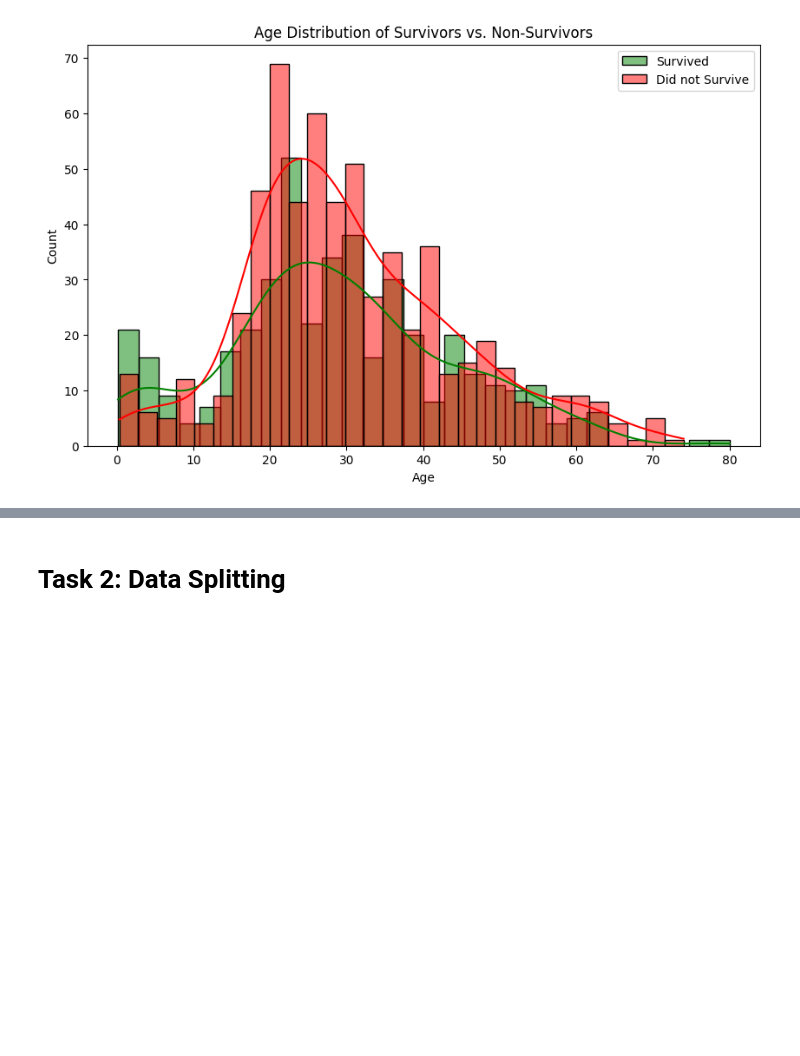
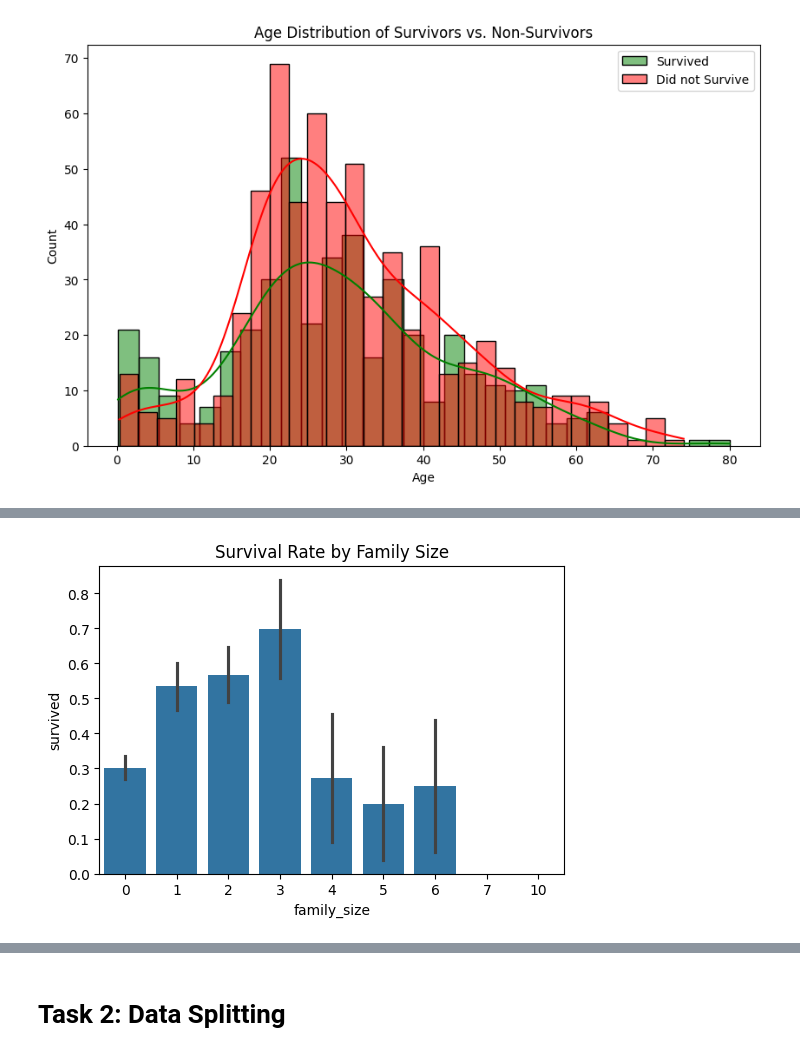
Before and after one commit to hibbakamas/ML-fundamentals-2025, a Jupyter notebook: assignment_1_Hibba_Kamas.ipynb, the cells around one changed output, grey strips where cells are left out. Cells and saved outputs as stored; diff of their text form; code cells hidden in the pictures; blank space fills up the shorter version.

```diff
--- a/assignment_1_Hibba_Kamas.ipynb
+++ b/assignment_1_Hibba_Kamas.ipynb
@@ -153,0 +202,11 @@ plt.show()
+# %%
+# family size
+df["family_size"] = df["sibsp"] + df["parch"]
+
+# survival rate by family size
+plt.figure(figsize=(6,4))
+sns.barplot(x="family_size", y=df["survived"], data=df)
+plt.title("Survival Rate by Family Size")
+plt.show()
+# %% [output]
+[figure, added]
```
Also changed, not shown: parts of 18 cells of this notebook.
